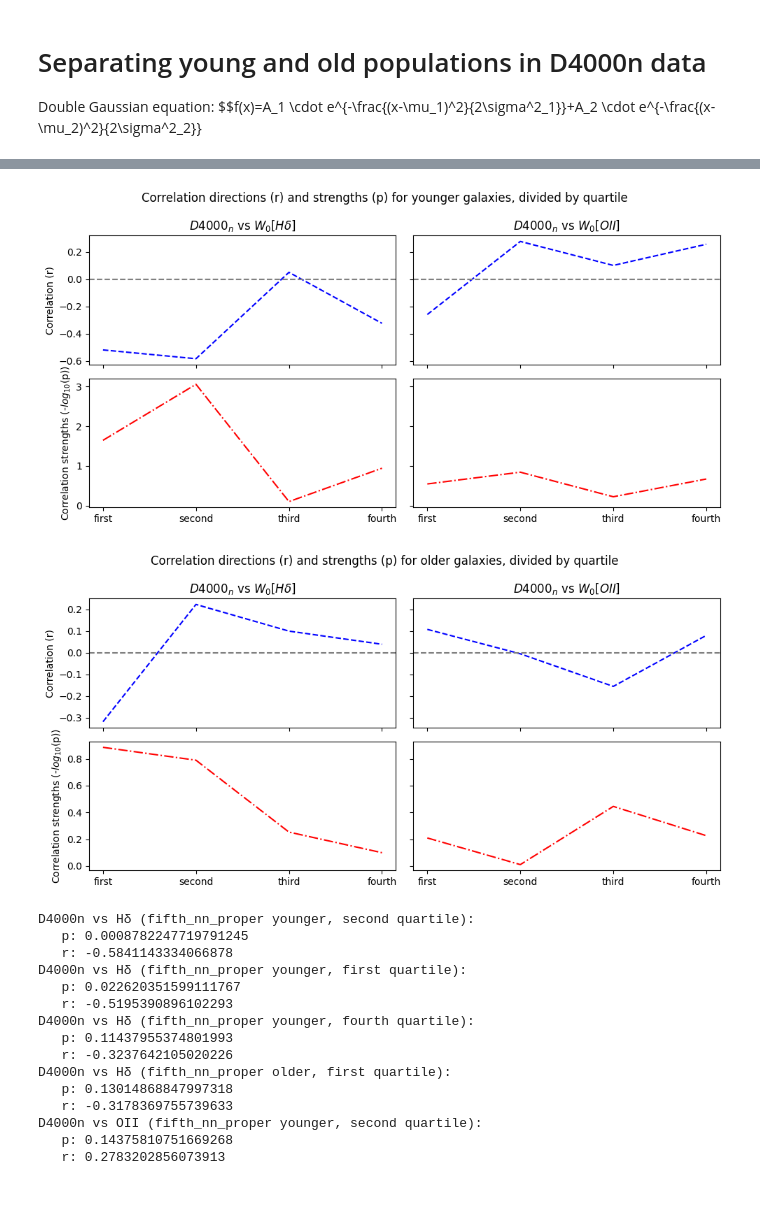
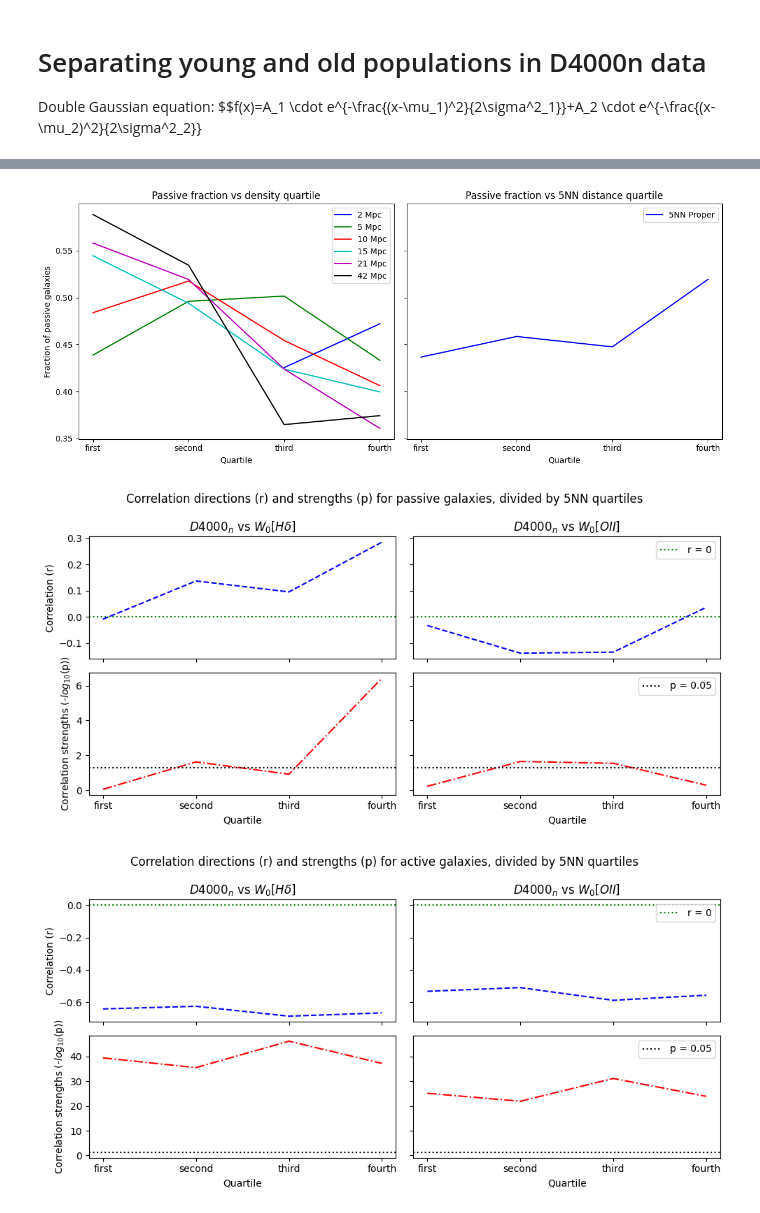
Before and after one commit to maraMaraschino/capstone-project, a Jupyter notebook: timescapes-notebook.ipynb, the cells around one changed output, grey strips where cells are left out. Cells and saved outputs as stored; diff of their text form; code cells hidden in the pictures.

```diff
--- a/timescapes-notebook.ipynb
+++ b/timescapes-notebook.ipynb
@@ -1070,21 +1071,27 @@ def find_best_fit(result, dict_key, p0, plot=False, bins=100):
     mu_1_sigma, mu_2_sigma = sigmas[1], sigmas[4]
     mu_sigma_pairs = [(mu_1, mu_1_sigma), (mu_2, mu_2_sigma)]
 
+    # Find valley for splitting passive and active
+    left, right = sorted([mu_1, mu_2])
+    mask = (x_fit >= left) & (x_fit <= right)
+    x_between = x_fit[mask]
+    y_between = y_fit[mask]
+    valley_x = x_between[np.argmin(y_between)]
+
+
     if plot:
-        for i, (mu, sigma) in enumerate(mu_sigma_pairs):
-            color = colors[i]
-            plt.axvspan(mu-5*sigma, mu+5*sigma, color=color, label=rf'{mu:.2f} +/- $5\sigma$', alpha=0.3)
-
+        xmax = plt.xlim()[-1]
+        plt.axvspan(valley_x, xmax, color='green', alpha=0.3, label='Passive galaxies')
         plt.xlabel(r"$D4000_n$")
         plt.ylabel(f'Density')
         plt.title(r"$D4000_n$ distribution with best fit")
         plt.legend()
         plt.ylim(bottom=0)
         plt.tight_layout()
-        plt.savefig(f'D4000n_distribution.png')
+        plt.savefig(f'Images/D4000n_distribution.png')
         plt.show()
 
-    return mu_sigma_pairs
+    return mu_sigma_pairs, valley_x
 
 # amp_1, mu_1, sigma_1, amp_2, mu_2, sigma_2, y_offset
 p0 = [1, 1.15, 0.15, 3, 1.75, 0.08, 0]
@@ -2682,7 +2549,18 @@ plot_passive_fraction_across_5nn('class_dict', result)
+# %%
+fig, axes = plt.subplots(1, 2, figsize=(12, 5), sharey=True)
+
+plot_passive_fraction_across_search_radii('class_dict', result, ax=axes[0])
+plot_passive_fraction_across_5nn('class_dict', result, ax=axes[1])
+
+plt.tight_layout()
+plt.savefig('Images/passive-fraction-by-density-5nn.png')
+plt.show()
+# %% [output]
+[figure, added]
 # %%
 all_r_data = []
 all_p_data = []
-for i in ['younger', 'older']:
+for i in ['passive', 'active']:
     r_data, p_data = separate_age_indicator_relationships_by_quartile('class_dict', result, i, 100)
     all_r_data.append([r_data, i])
     all_p_data.append([p_data, i])
@@ -2694,57 +2572,40 @@ relation_labels = ["D4000n vs Hδ", "D4000n vs OII"]
 
 for (r_dict, age), (p_dict, _) in zip(all_r_data, all_p_data):
 
     for env in r_dict.keys():   # <-- NEW: loop environments
 
         r_data = r_dict[env]
         p_data = p_dict[env]
 
         for rel_index in range(2):      # 0 = Hδ, 1 = OII
             for q_index in range(4):    # quartiles
 
                 p_val = p_data[rel_index][q_index]
                 r_val = r_data[rel_index][q_index]
 
                 if np.isnan(p_val):
                     continue
 
                 ranked_results.append({
                     "env": env,        # <-- add env back
                     "age": age,
                     "relation": relation_labels[rel_index],
                     "quartile": quartile_labels[q_index],
                     "r": r_val,
                     "p": p_val,
                 })
 
 # strongest significance first
 ranked_results.sort(key=lambda x: x["p"])
 
-i = 0
-for res in ranked_results:
-    if i < 5:
-        print(
-            f"{res['relation']} "
-            f"({res['env']} {res['age']}, {res['quartile']} quartile):\n"
-            f"   p: {res['p']}\n"
-            f"   r: {res['r']}"
-        )
-        i += 1
+#for res in ranked_results:
+#    if float(res['p']) >= 0.05:
+#        print(
+#            f"{res['relation']} "
+#            f"({res['env']} {res['age']}, {res['quartile']} quartile):\n"
+#            f"   p: {res['p']}\n"
+#            f"   r: {res['r']}"
+#        )
 # %% [output]
-[figure, old version]
+[figure, new version]
-[figure, old version]
+[figure, new version]
-D4000n vs Hδ (fifth_nn_proper younger, second quartile):
-   p: 0.0008782247719791245
-   r: -0.5841143334066878
-D4000n vs Hδ (fifth_nn_proper younger, first quartile):
-   p: 0.022620351599111767
-   r: -0.5195390896102293
-D4000n vs Hδ (fifth_nn_proper younger, fourth quartile):
-   p: 0.11437955374801993
-   r: -0.3237642105020226
-D4000n vs Hδ (fifth_nn_proper older, first quartile):
-   p: 0.13014868847997318
-   r: -0.3178369755739633
-D4000n vs OII (fifth_nn_proper younger, second quartile):
-   p: 0.14375810751669268
-   r: 0.2783202856073913
```
Also changed, not shown: parts of 15 cells of this notebook, 2 other files.
